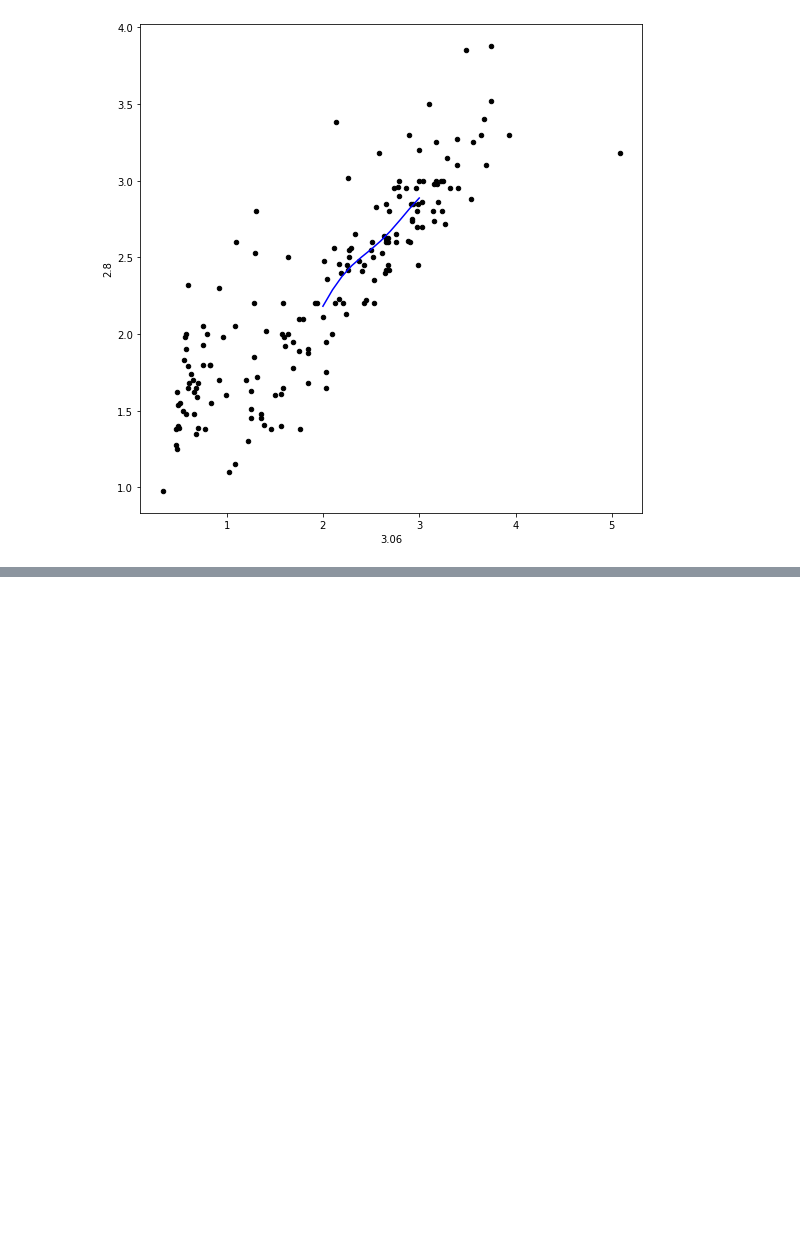
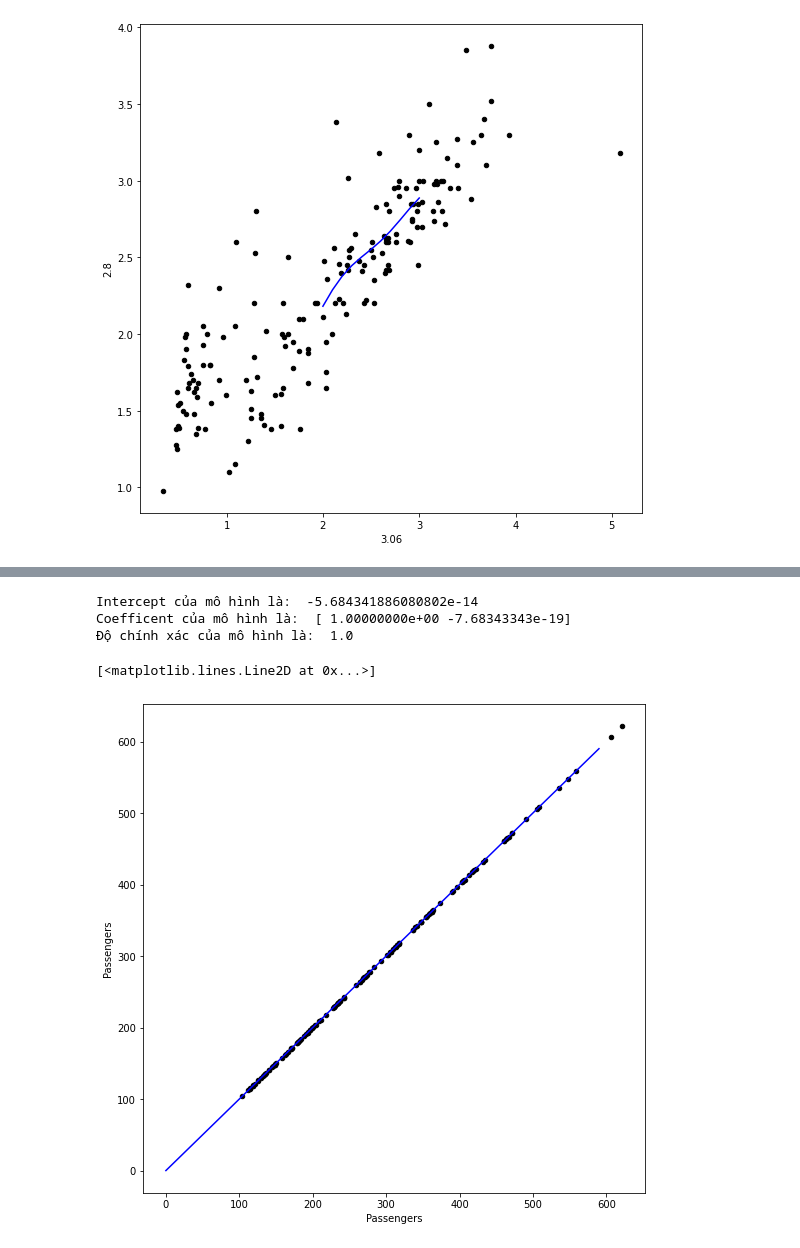
Before and after one commit to LQMinh528/AI, a Jupyter notebook: W7_Machine_Learning_Homework.ipynb, the cells around one changed output, grey strips where cells are left out. Drawn from its saved outputs; the diff is of its cells as text; code cells hidden in the pictures; blank space fills up the shorter version.

```diff
--- a/W7_Machine_Learning_Homework.ipynb
+++ b/W7_Machine_Learning_Homework.ipynb
@@ -76,0 +113,20 @@ plt.plot(range, y_predict, color = 'blue')
+# %%
+model = linear_model.LinearRegression()
+X = pd.DataFrame([data['Passengers'], data['Passengers']**2]).T
+model.fit(X, y = data['Passengers'])
+print('Intercept của mô hình là: ', model.intercept_)
+print('Coefficent của mô hình là: ', model.coef_)
+print('Độ chính xác của mô hình là: ', model.score(X,y = data['Passengers']))
+# %% [output]
+Intercept của mô hình là:  -5.684341886080802e-14
+Coefficent của mô hình là:  [ 1.00000000e+00 -7.68343343e-19]
+Độ chính xác của mô hình là:  1.0
+# %%
+range = np.arange(0,600,10)
+X_range = pd.DataFrame([range, range**2]).T
+y_predict = model.predict(X=X_range)
+data.plot(kind = 'scatter', x = 'Passengers', y = 'Passengers', figsize = (9,9), color ='black')
+plt.plot(range, y_predict, color = 'blue')
+# %% [output]
+[<matplotlib.lines.Line2D at 0x...>]
+[figure, added]
```
Also changed, not shown: parts of 4 cells of this notebook.
